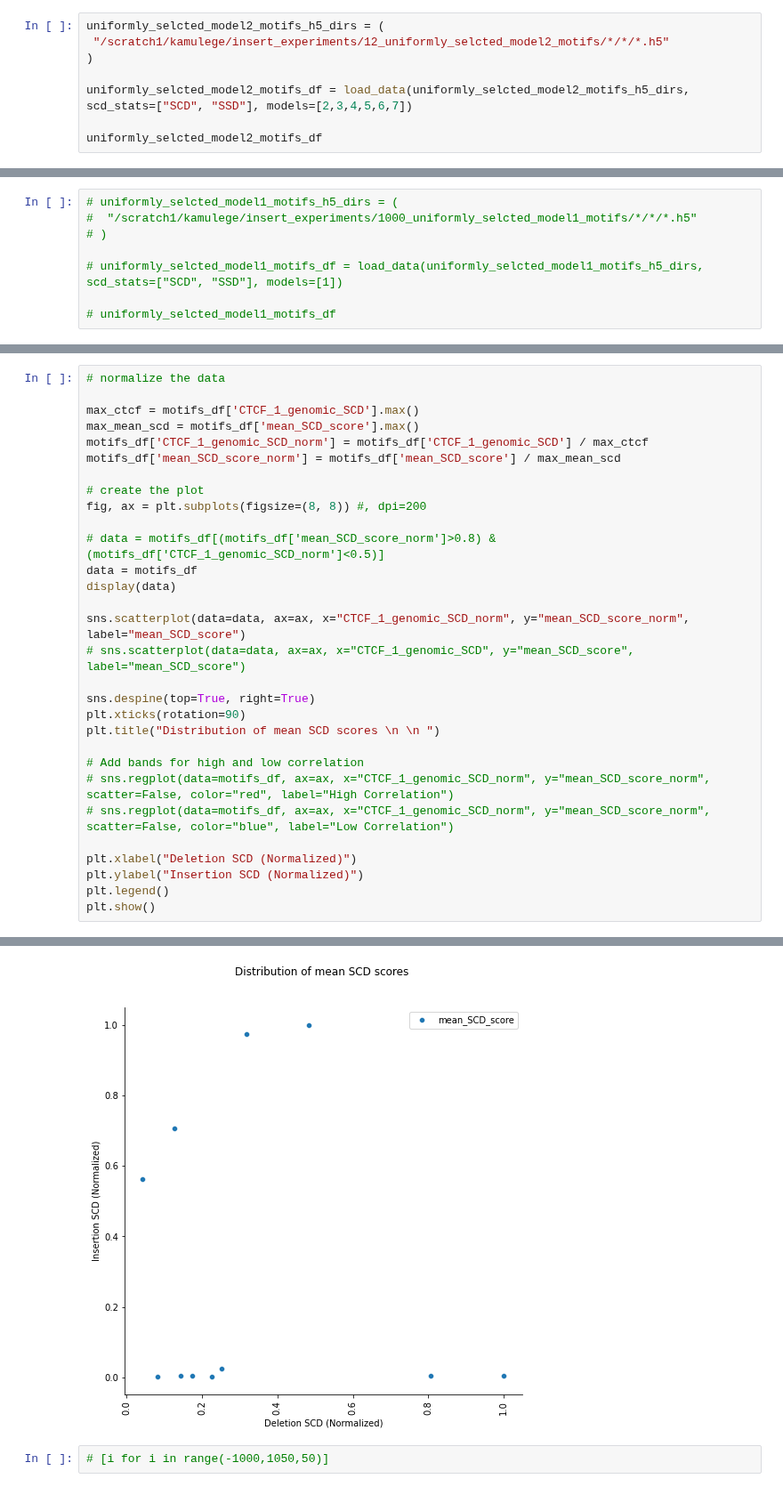
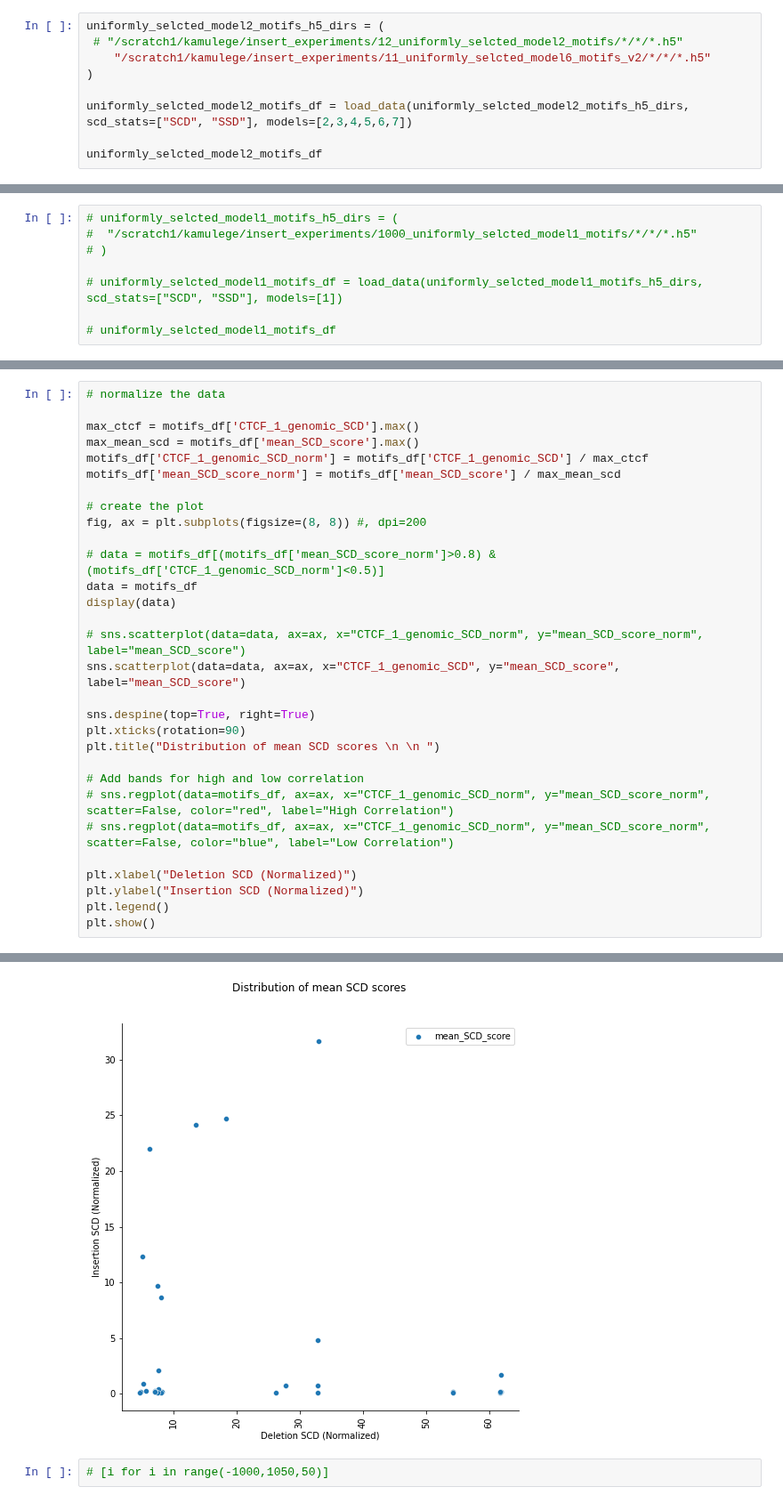
Before and after one commit to Fudenberg-Research-Group/akita_utils, a Jupyter notebook: bin/insert_experiments/analysis/CTCF_motif_deletion_vs_insertion.ipynb, the cells around one changed output, grey strips where cells are left out. Shown at 89% size. Saved outputs shown, nothing was run; the diff lists cells and outputs as text.

```diff
--- a/bin/insert_experiments/analysis/CTCF_motif_deletion_vs_insertion.ipynb
+++ b/bin/insert_experiments/analysis/CTCF_motif_deletion_vs_insertion.ipynb
@@ -62,7 +62,8 @@ def load_data(h5_dirs, scd_stats, models=[1]):
         return merged_df.reset_index(drop=True)
 # %%
 uniformly_selcted_model2_motifs_h5_dirs = (
- "/scratch1/kamulege/insert_experiments/12_uniformly_selcted_model2_motifs/*/*/*.h5"
+ # "/scratch1/kamulege/insert_experiments/12_uniformly_selcted_model2_motifs/*/*/*.h5"
+    "/scratch1/kamulege/insert_experiments/11_uniformly_selcted_model6_motifs_v2/*/*/*.h5"
 )
 
 uniformly_selcted_model2_motifs_df = load_data(uniformly_selcted_model2_motifs_h5_dirs, scd_stats=["SCD", "SSD"], models=[2,3,4,5,6,7])
@@ -127,8 +133,8 @@ fig, ax = plt.subplots(figsize=(8, 8)) #, dpi=200
 data = motifs_df
 display(data)
 
-sns.scatterplot(data=data, ax=ax, x="CTCF_1_genomic_SCD_norm", y="mean_SCD_score_norm", label="mean_SCD_score")
-# sns.scatterplot(data=data, ax=ax, x="CTCF_1_genomic_SCD", y="mean_SCD_score", label="mean_SCD_score")
+# sns.scatterplot(data=data, ax=ax, x="CTCF_1_genomic_SCD_norm", y="mean_SCD_score_norm", label="mean_SCD_score")
+sns.scatterplot(data=data, ax=ax, x="CTCF_1_genomic_SCD", y="mean_SCD_score", label="mean_SCD_score")
 
 sns.despine(top=True, right=True)
 plt.xticks(rotation=90)
@@ -159,4 +170,4 @@ plt.show()
-[figure, old version]
+[figure, new version]
 # %%
 # [i for i in range(-1000,1050,50)]
 # %%
```
Also changed, not shown: parts of 6 cells of this notebook, 2 other files.
